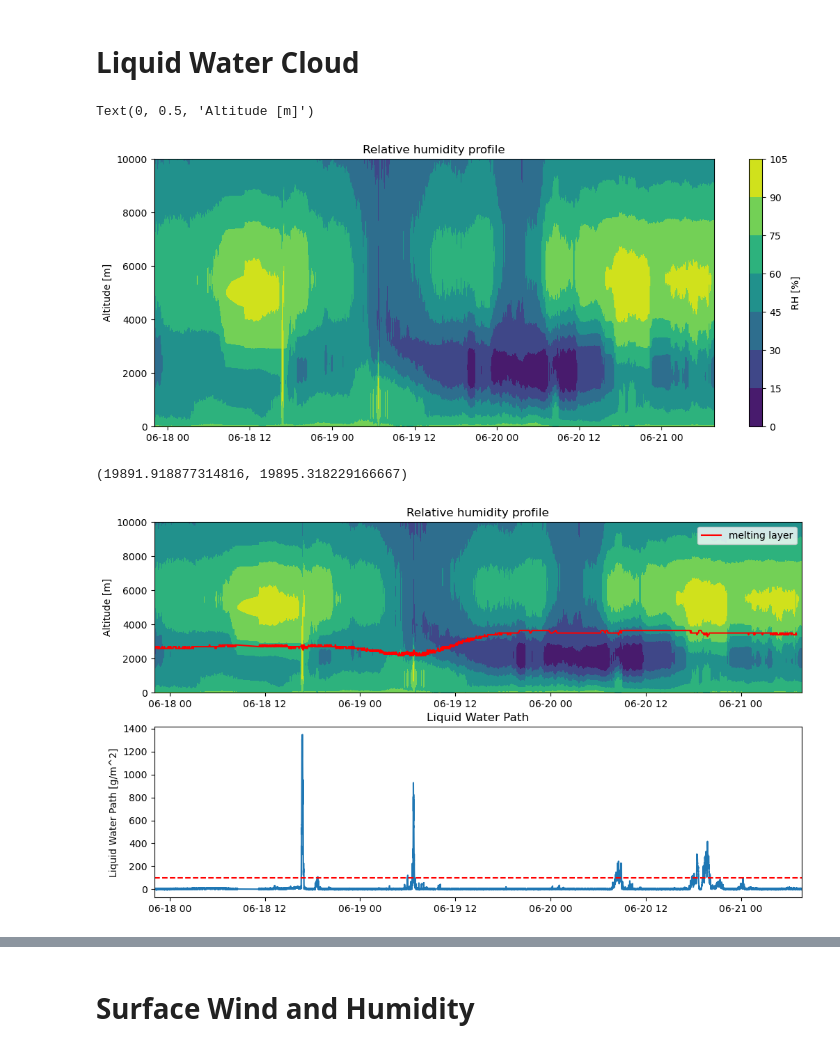
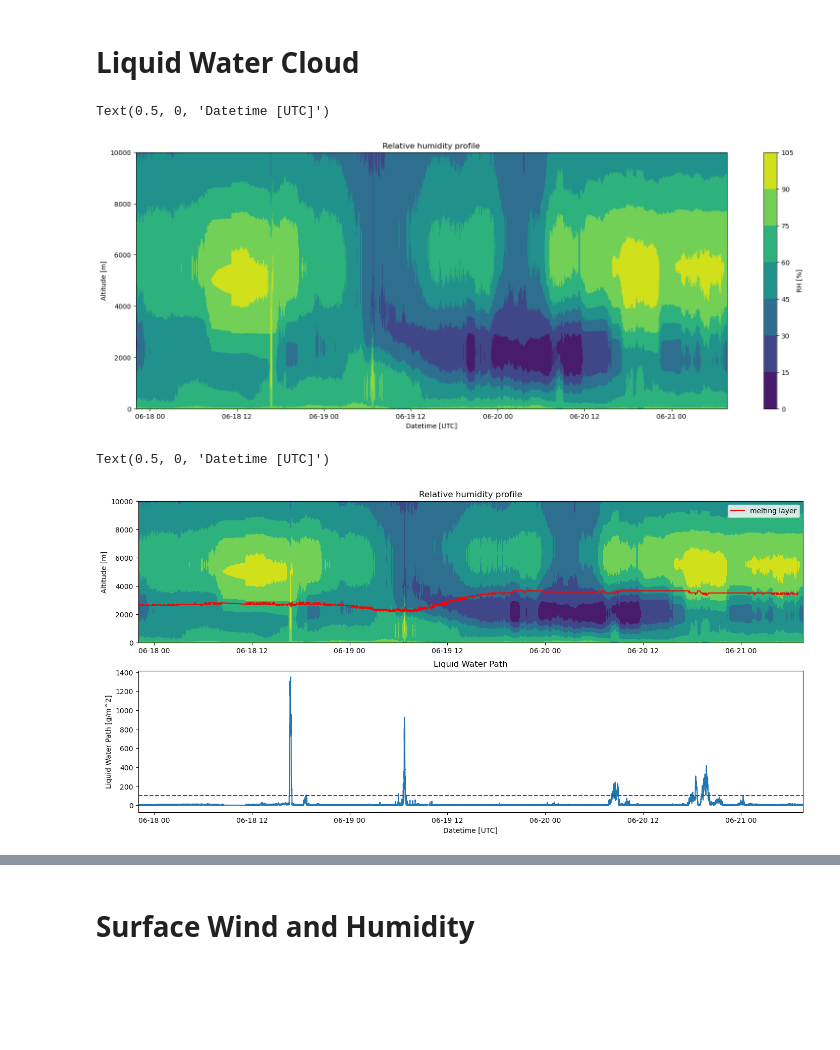
Before and after one commit to nefelita/Fieldwork, a Jupyter notebook: Nef.ipynb, the cells around one changed output, grey strips where cells are left out. Drawn from its saved outputs; the diff is of its cells as text; code cells hidden in the pictures; blank space fills up the shorter version.

```diff
--- a/Nef.ipynb
+++ b/Nef.ipynb
@@ -372,18 +394,19 @@ non_nan_indices = np.where(~np.isnan(melting_heights))          ## the temperatu
 melting_heights = melting_heights[~np.isnan(melting_heights)]
 # %%
 fig,ax = plt.subplots(1,figsize=(20,7))
-contour = ax.contourf(HPC.time, HPC.altitude[1], HPC.RH_prof.T)
+contour = ax.contourf(HPC.time, HPC.altitude[0], HPC.RH_prof.T)
 cbar = fig.colorbar(contour, ax=ax)
 cbar.set_label('RH [%]')
 ax.set_title('Relative humidity profile')
 ax.set_ylabel('Altitude [m]')
+ax.set_xlabel('Datetime [UTC]')
 # %% [output]
-Text(0, 0.5, 'Altitude [m]')
+Text(0.5, 0, 'Datetime [UTC]')
-[figure, old version]
+[figure, new version]
 # %%
 fig,(ax1,ax2) = plt.subplots(2,1,figsize=(17,8))
 
-ax1.contourf(HPC.time, HPC.altitude[1], HPC.RH_prof.T)
+ax1.contourf(HPC.time, HPC.altitude[0], HPC.RH_prof.T)
 ax1.set_title('Relative humidity profile')
 ax1.set_ylabel('Altitude [m]')
 ax1.set_xlim(pd.Timestamp("2024-06-17T22:03:11.000000000"), pd.Timestamp("2024-06-21T07:38:15.000000000"))
@@ -395,9 +418,10 @@ ax2.axhline(100,color='red',linestyle='--', label = '100 g/m^2')
 ax2.set_ylabel('Liquid Water Path [g/m^2]')
 ax2.set_title('Liquid Water Path')
 ax2.set_xlim(pd.Timestamp("2024-06-17T22:03:11.000000000"), pd.Timestamp("2024-06-21T07:38:15.000000000"))
+ax2.set_xlabel('Datetime [UTC]')
 # %% [output]
-(19891.918877314816, 19895.318229166667)
+Text(0.5, 0, 'Datetime [UTC]')
-[figure, old version]
+[figure, new version]
 # %%
 liquid_wc = HPC.RH_prof.where(HPC.RH_prof > 80)
 # %%
```
Also changed, not shown: parts of 16 cells of this notebook.
